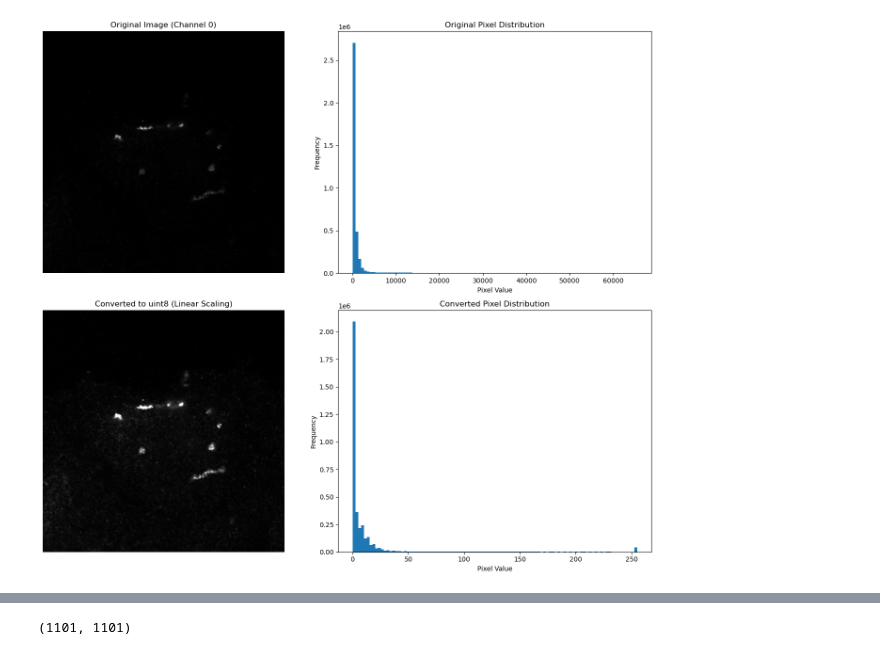
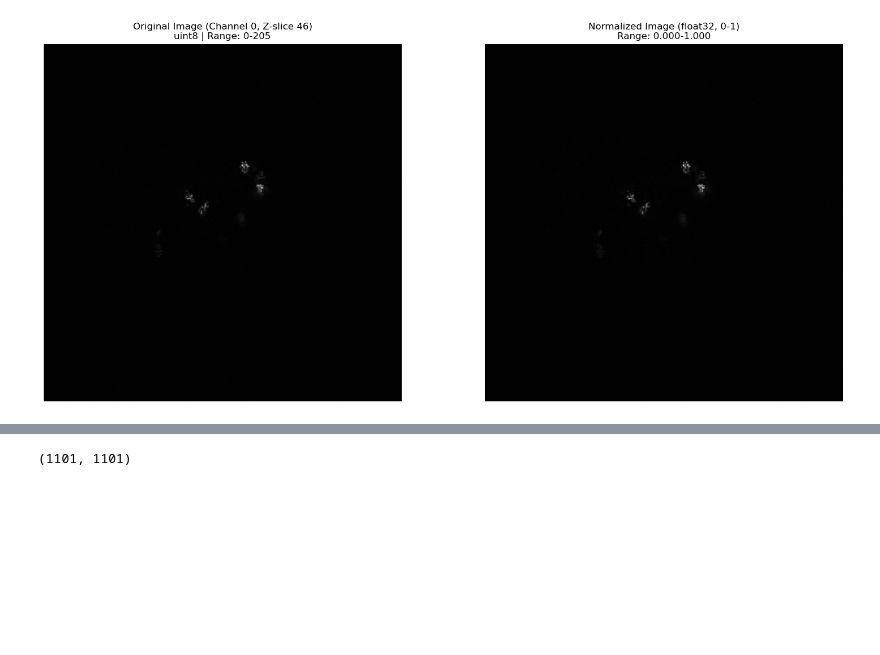
Before and after one commit to aditya0701/Image_segmentation_thesis, a Jupyter notebook: image_test.ipynb, the cells around one changed output, grey strips where cells are left out. Saved outputs shown, nothing was run; the diff lists cells and outputs as text; code cells hidden in the pictures; blank space fills up the shorter version.

```diff
--- a/image_test.ipynb
+++ b/image_test.ipynb
@@ -47,50 +41,61 @@ Filename                                           | Dtype    | Range        | S
 # %%
-INPUT_PATH = r"/home/students/rawat/training_data/data/train/images/Control_group_Brain2_PN_KC_anti_GFP_488_anti_RFP_568_LSMPlus_16bit_06.10.2025_slice_0010.tif"
+INPUT_PATH = r"D:\Thesis_images\All_images_tif\old_images\PN_KC_Calyx_CS-_GFP_mCherry568_anti-synapsin633_brain1.ome.tif"
 img = tifffile.imread(INPUT_PATH)
 print(f"ORIGINAL  : {img.dtype} | Range: {img.min()} to {img.max()}")
+print(f"Shape (C, Z, Y, X): {img.shape}")
 
-low, high = np.percentile(img, (1, 99))
+def fix_dimensions(image):
+    if image.ndim == 4 and image.shape[0] > image.shape[1]:
+        print("Detected format (Z, C, H, W). Transposing to (C, Z, H, W)...")
+        # Swap axis 0 and 1 to move Channel to the front
+        image = np.transpose(image, (1, 0, 2, 3))
+    else:
+        print("Detected format (C, Z, H, W). Keeping original orientation.")
+
+    # if the number of channels are 2 add a black channel as the third channel
+    if image.ndim == 4 and image.shape[0] == 2:
+        print("Detected 2 channels. Adding a black channel as the third channel...")
+        black_channel = np.zeros((1, *image.shape[1:]), dtype=image.dtype)
+        image = np.concatenate((image, black_channel), axis=0)
+    print(f"Image shape (final): {image.shape}")
+    return image
+
+# --- 1. FIX DIMENSIONS IF NEEDED ---
+img = fix_dimensions(img)
+
+# --- 2. SELECT SPECIFIC IMAGE FOR COMPARISON ---
+# Select Channel 0, Z-slice 30 (middle slice)
+CHANNEL = 0
+Z_SLICE = img.shape[1] // 2  # Middle z-slice
+img_selected = img[CHANNEL, Z_SLICE, :, :]  # Now 2D (Y, X)
+print(f"\nSelected for comparison: Channel {CHANNEL}, Z-slice {Z_SLICE}")
+print(f"Selected image shape (Y, X): {img_selected.shape}")
+
+# --- 3. NORMALIZE SELECTED IMAGE ---
+low, high = np.percentile(img_selected, (0.00001, 99.9999))
+print(f"Percentile values: low={low}, high={high}")
+
 if high > low:
-    img_norm = (img.astype(float) - low) / (high - low)
-    img_u8 = (np.clip(img_norm, 0, 1) * 255).astype(np.uint8)
+    # Normalize to 0-1 as float32
+    img_float = (img_selected.astype(np.float32) - low) / (high - low)
+    img_float = np.clip(img_float, 0, 1)
 else:
-    img_u8 = img.astype(np.uint8) # Fallback if image is flat
+    # Flat image fallback
+    img_float = np.zeros_like(img_selected, dtype=np.float32)
 
-print(f"Converted Type: {img_u8.dtype} | Range: {img_u8.min()} to {img_u8.max()}")
+# --- 4. PLOT COMPARISON ---
+fig, ax = plt.subplots(1, 2, figsize=(16, 7))
 
-# 4. Plot in 2x2 grid
-# fig, ax = plt.subplots(2, 2, figsize=(14, 12))
+# Left: Original Image
+ax[0].imshow(img_selected, cmap='gray')
+ax[0].set_title(f"Original Image (Channel {CHANNEL}, Z-slice {Z_SLICE})\n{img_selected.dtype} | Range: {img_selected.min()}-{img_selected.max()}", fontsize=12)
+ax[0].axis('off')
 
-# # Top Left: Original Image
-# if img.ndim == 3:
-#     ax[0, 0].imshow(img[..., 0], cmap='gray')
-#     ax[0, 0].set_title("Original Image (Channel 0)", fontsize=12)
-# else:
-#     ax[0, 0].imshow(img, cmap='gray')
-#     ax[0, 0].set_title("Original Image", fontsize=12)
-# ax[0, 0].axis('off')
+# Right: Normalized Image
+ax[1].imshow(img_float, cmap='gray')
+ax[1].set_title(f"Normalized Image (float32, 0-1)\nRange: {img_float.min():.3f}-{img_float.max():.3f}", fontsize=12)
+ax[1].axis('off')
 
-# # Top Right: Original Histogram
-# ax[0, 1].hist(img.ravel(), bins=50, color='blue', alpha=0.7)
-# ax[0, 1].set_title("Original Pixel Distribution", fontsize=12)
-# ax[0, 1].set_xlabel("Pixel Value")
-# ax[0, 1].set_ylabel("Frequency")
-
-# # Bottom Left: Converted Image
-# if img_u8.ndim == 3:
-#     ax[1, 0].imshow(img_u8[..., 0], cmap='gray')
-#     ax[1, 0].set_title("Converted to uint8 (Channel 0)", fontsize=12)
-# else:
-#     ax[1, 0].imshow(img_u8, cmap='gray')
-#     ax[1, 0].set_title("Converted to uint8", fontsize=12)
-# ax[1, 0].axis('off')
-
-# # Bottom Right: Converted Histogram
-# ax[1, 1].hist(img_u8.ravel(), bins=50, color='green', alpha=0.7)
-# ax[1, 1].set_title("Converted Pixel Distribution", fontsize=12)
-# ax[1, 1].set_xlabel("Pixel Value")
-# ax[1, 1].set_ylabel("Frequency")
-
-# plt.tight_layout()
-# plt.show()
+plt.tight_layout()
+plt.show()
 # %% [output]
@@ -99,2 +110,2 @@ CONVERTED : uint8 | Range: 0 to 255
-[figure, old version]
+[figure, new version]
 # %%
```
Also changed, not shown: parts of 3 cells of this notebook, 3 other files.
